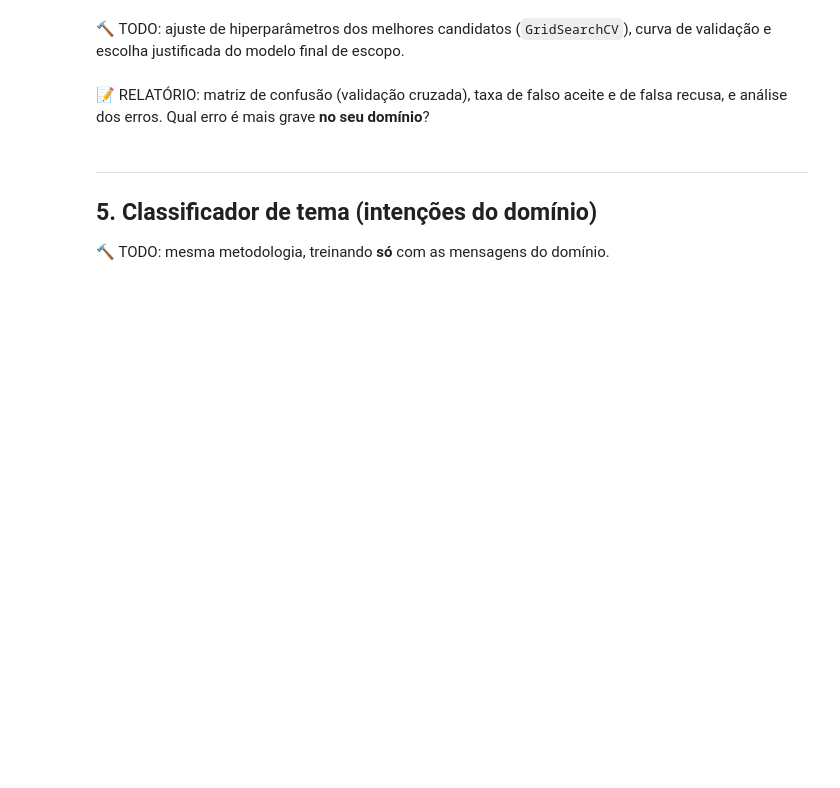
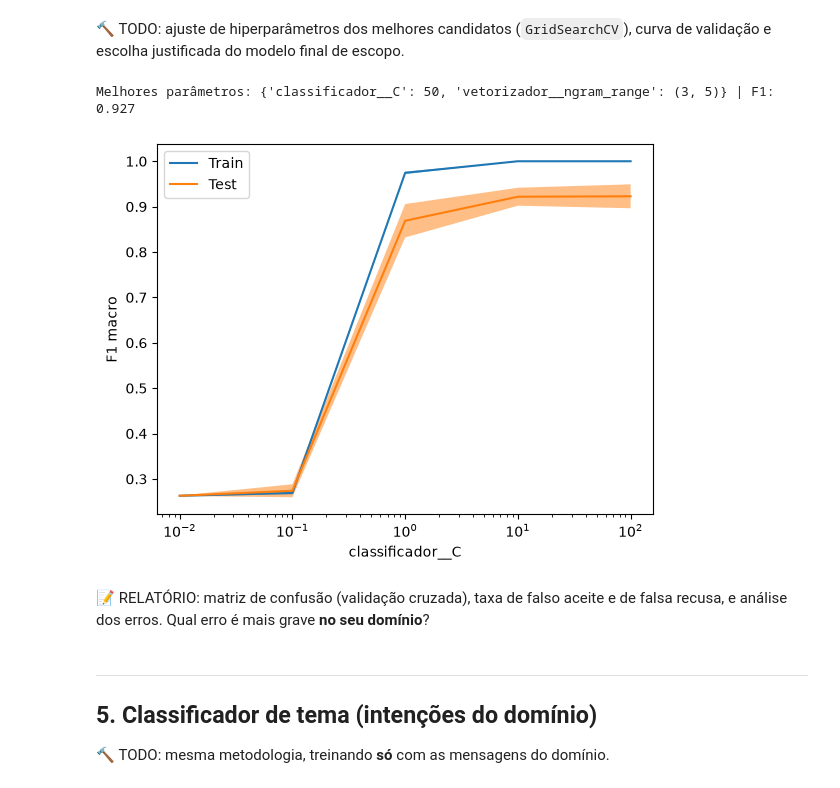
Before and after one commit to jterr3s/IA-2026-02-TP-Chatcom, a Jupyter notebook: notebooks/01_trabalho_grupo.ipynb, the cells around one changed output. Cells and saved outputs as stored; diff of their text form; code cells hidden in the pictures; blank space fills up the shorter version.

```diff
--- a/notebooks/01_trabalho_grupo.ipynb
+++ b/notebooks/01_trabalho_grupo.ipynb
@@ -172,15 +318,28 @@ tab_escopo.round(3)
 🔨 TODO: ajuste de hiperparâmetros dos melhores candidatos (`GridSearchCV`), curva
 de validação e escolha justificada do modelo final de escopo.
 # %%
-# 🔨 TODO: substitua pelo pipeline e pela grade escolhidos pelo grupo
+from sklearn.model_selection import ValidationCurveDisplay
+
+# 1. Ajuste de hiperparâmetros (GridSearchCV)
 busca_escopo = GridSearchCV(
     Pipeline([("vetorizador", tfidf_caracteres()), ("classificador", LogisticRegression(max_iter=2000))]),
-    param_grid={"classificador__C": [0.1, 1, 10, 100]},
+    param_grid={"vetorizador__ngram_range": [(2, 4), (3, 5)], "classificador__C": [0.1, 1, 10, 50]},
     scoring="f1_macro", cv=cv, n_jobs=-1,
 )
 busca_escopo.fit(treino["texto"], treino["escopo"])
 clf_escopo = busca_escopo.best_estimator_
-print(busca_escopo.best_params_, round(busca_escopo.best_score_, 3))
+print("Melhores parâmetros:", busca_escopo.best_params_, "| F1:", round(busca_escopo.best_score_, 3))
+
+# 2. Curva de validação pronta do scikit-learn
+ValidationCurveDisplay.from_estimator(
+    clf_escopo, treino["texto"], treino["escopo"],
+    param_name="classificador__C", param_range=[0.01, 0.1, 1, 10, 100],
+    cv=cv, scoring="f1_macro", n_jobs=-1
+)
+plt.show()
+# %% [output]
+Melhores parâmetros: {'classificador__C': 50, 'vetorizador__ngram_range': (3, 5)} | F1: 0.927
+[figure, added]
 # %% [markdown]
 📝 RELATÓRIO: matriz de confusão (validação cruzada), taxa de falso aceite e de
 falsa recusa, e análise dos erros. Qual erro é mais grave **no seu domínio**?
```
Also changed, not shown: parts of 12 cells of this notebook, 20 other files.
